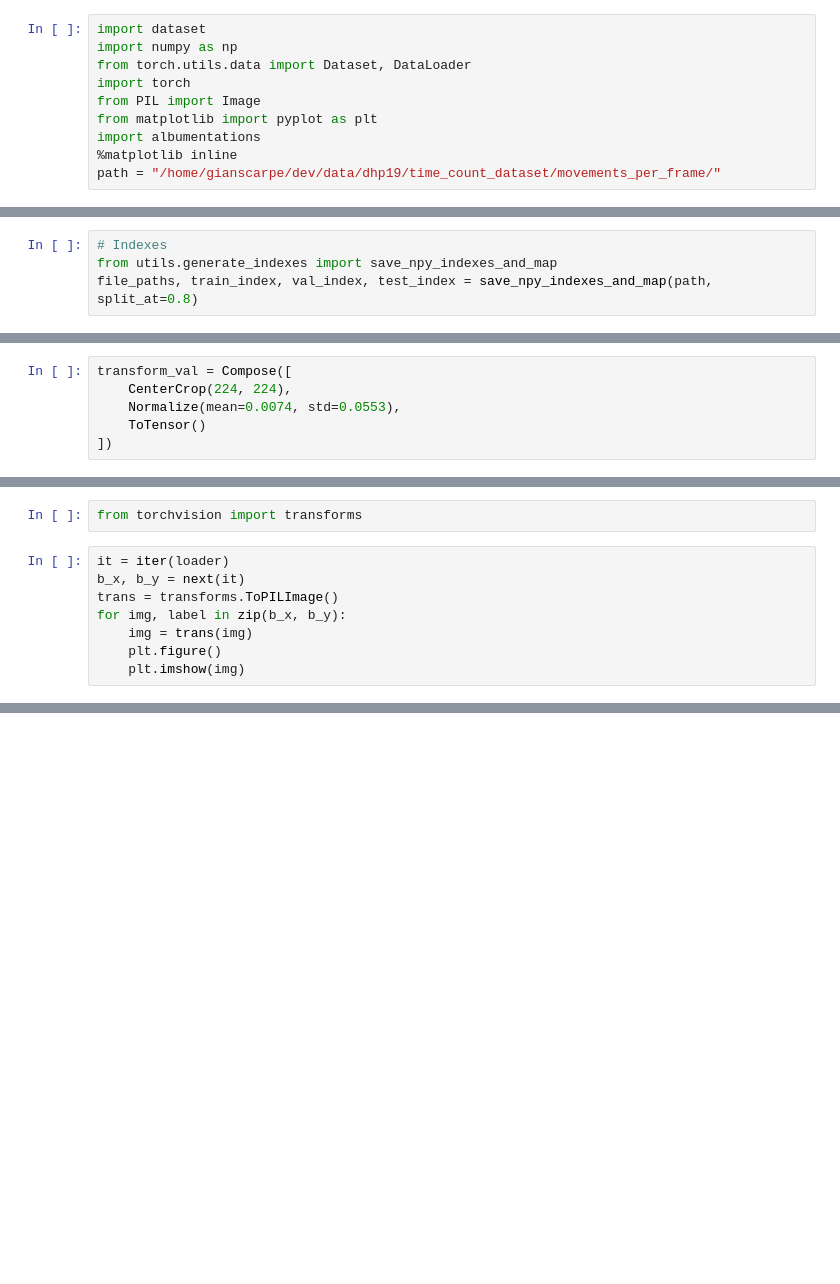
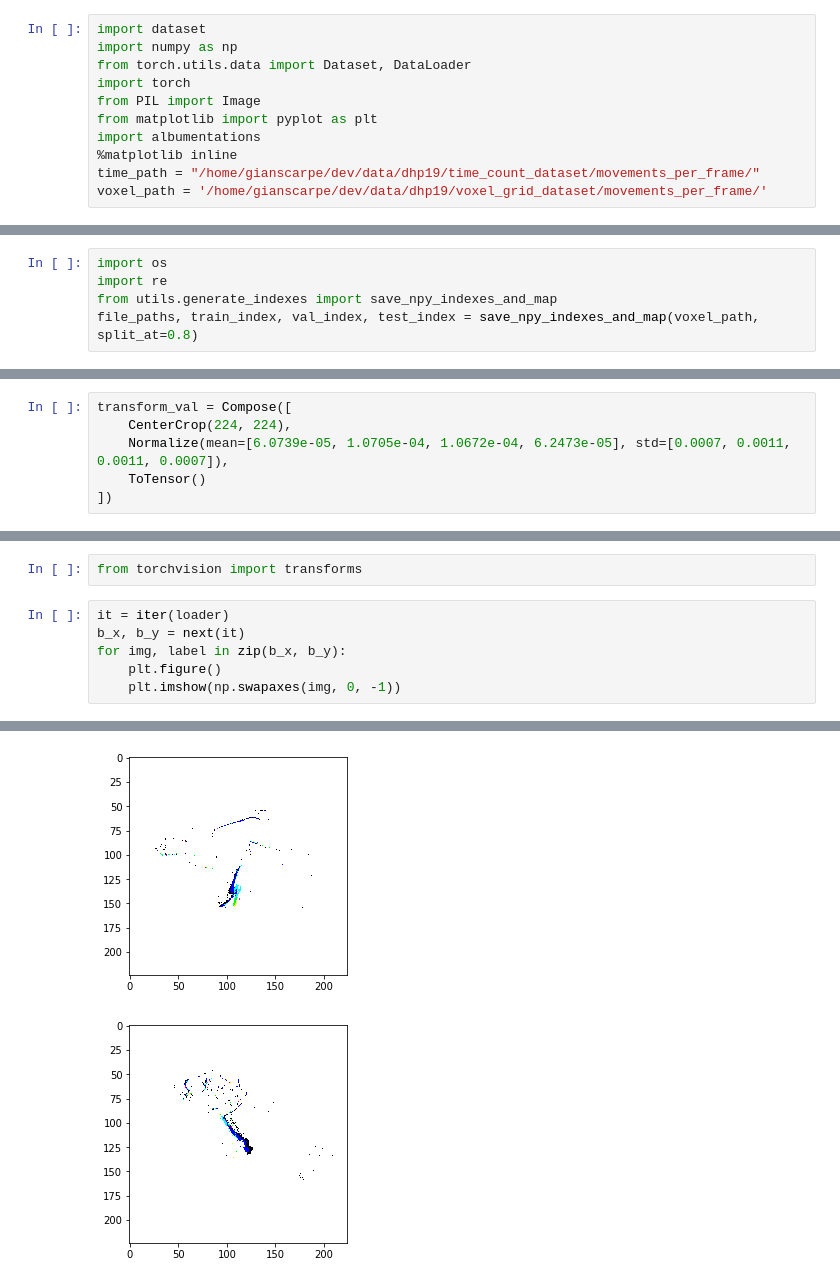
Before and after one commit to gianscarpe/event-based-monocular-hpe, a Jupyter notebook: notebooks/evaluate_mean_std_dataset.ipynb, the cells around one changed output, grey strips where cells are left out. Drawn from its saved outputs; the diff is of its cells as text; blank space fills up the shorter version.

Commit message:
Buf fix; notebooks for visualization and test

```diff
--- a/notebooks/evaluate_mean_std_dataset.ipynb
+++ b/notebooks/evaluate_mean_std_dataset.ipynb
@@ -9,11 +11,13 @@ from PIL import Image
 from matplotlib import pyplot as plt
 import albumentations
 %matplotlib inline
-path = "/home/gianscarpe/dev/data/dhp19/time_count_dataset/movements_per_frame/"
+time_path = "/home/gianscarpe/dev/data/dhp19/time_count_dataset/movements_per_frame/"
+voxel_path = '/home/gianscarpe/dev/data/dhp19/voxel_grid_dataset/movements_per_frame/'
 # %%
 from albumentations import *
 from albumentations.pytorch import ToTensor
 # %%
-# Indexes
+import os
+import re
 from utils.generate_indexes import save_npy_indexes_and_map
-file_paths, train_index, val_index, test_index = save_npy_indexes_and_map(path, split_at=0.8)
+file_paths, train_index, val_index, test_index = save_npy_indexes_and_map(voxel_path, split_at=0.8)
@@ -23,7 +31,7 @@ print(data_index.shape)
 # %%
 transform_val = Compose([
     CenterCrop(224, 224),
-    Normalize(mean=0.0074, std=0.0553),
+    Normalize(mean=[6.0739e-05, 1.0705e-04, 1.0672e-04, 6.2473e-05], std=[0.0007, 0.0011, 0.0011, 0.0007]),
     ToTensor()
 ])
 # %%
@@ -71,8 +83,7 @@ from torchvision import transforms
 # %%
 it = iter(loader)
 b_x, b_y = next(it)
-trans = transforms.ToPILImage()
 for img, label in zip(b_x, b_y):
-    img = trans(img)
     plt.figure()
-    plt.imshow(img)
+    plt.imshow(np.swapaxes(img, 0, -1))
+# %% [output]
@@ -78,0 +107,2 @@ for img, label in zip(b_x, b_y):
+[figure, added]
+[figure, added]
```
Also changed, not shown: parts of 9 cells of this notebook, 9 other files.
